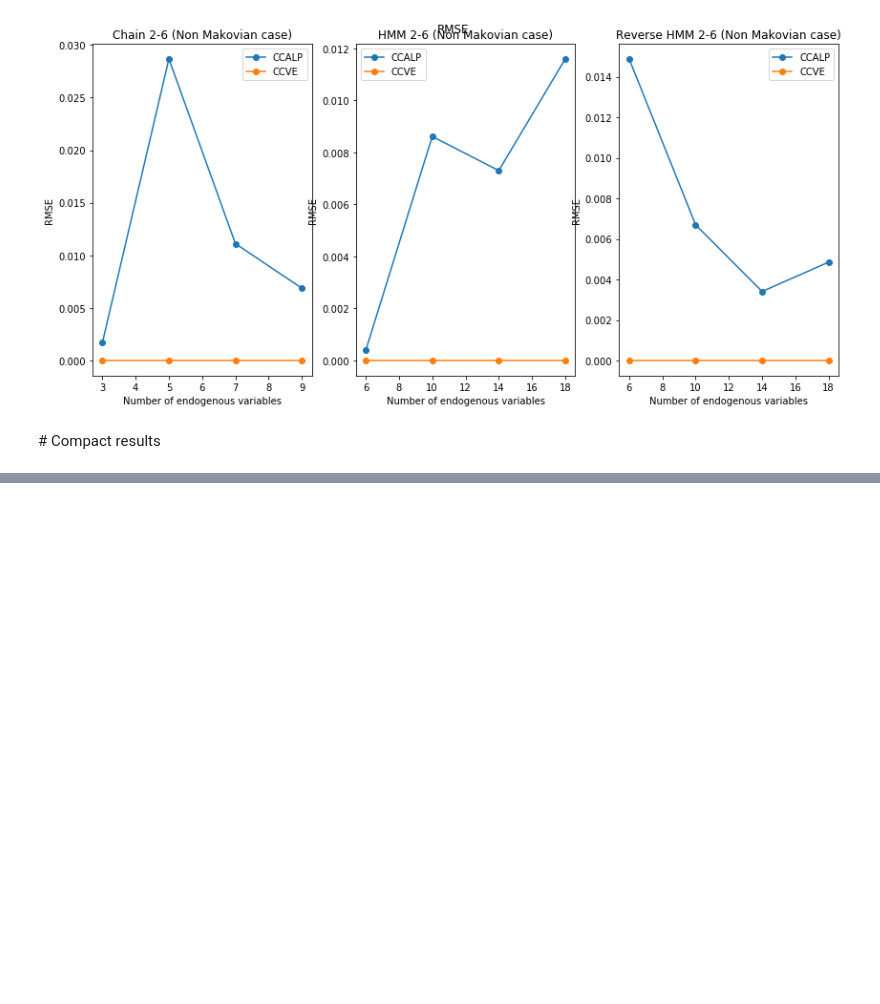
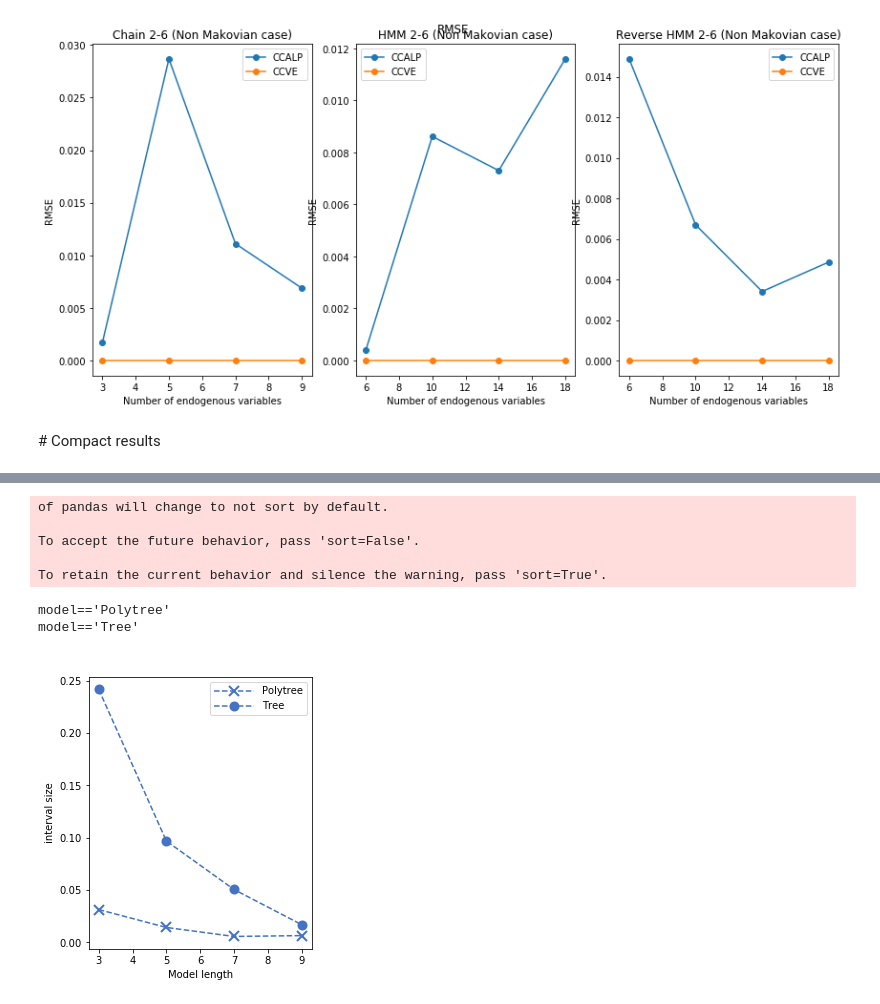
Before and after one commit to IDSIA/crema, a Jupyter notebook: CreMA/papers/pgm20/experiments/paper_results.ipynb, the cells around one changed output, grey strips where cells are left out. Saved outputs shown, nothing was run; the diff lists cells and outputs as text; code cells hidden in the pictures; blank space fills up the shorter version.

```diff
--- a/CreMA/papers/pgm20/experiments/paper_results.ipynb
+++ b/CreMA/papers/pgm20/experiments/paper_results.ipynb
@@ -249,3 +285,51 @@ Text(0.5, 0.04, 'Number of exogenous variables')
+# %%
+from pylab import rcParams
+#rcParams['axes.xmargin'] = 0.05
+#rcParams['axes.ymargin'] = 0.05
+
+fig, axs = plt.subplots(1, 1, figsize=(4,5))
+
+plot_func = plot_size
+ylabel = "interval size"
+
+D = []
+for k,v in res_.items():
+    d = pd.read_csv(v["nonmarkovian_prec"], index_col=0);
+    d = d.query("method=='CCVE'")
+    d["model"] = k
+    D = D + [d]
+
+data = pd.concat(D)
+
+
+plot_func(data,
+      ax=axs, series_column = "model",
+      title=" ", xlabel="Model length", ylabel="interval size", legend=False)
+
+colors = [blue, blue]
+style = ["dashed", "dashed"]
+marker = ["x","o",""]
+msize = [10,8]
+
+for k in range(0,2):
+    axs.get_lines()[k].set_markeredgewidth(2)
+    axs.get_lines()[k].set_markersize(msize[k])
+    axs.get_lines()[k].set_marker(marker[k])
+    axs.get_lines()[k].set_linestyle(style[k])
+    axs.get_lines()[k].set_color(colors[k])
+
+axs.legend(handlelength=4)
+
+tikzplotlib.save(f"{img_folder}/size_results.tex")
+# %% [output]
+of pandas will change to not sort by default.
+
+To accept the future behavior, pass 'sort=False'.
+
+To retain the current behavior and silence the warning, pass 'sort=True'.
+model=='Polytree'
+model=='Tree'
+[figure, added]
 # %%
 import numpy as np
 import matplotlib.pyplot as plt
```
Also changed, not shown: parts of 5 cells of this notebook, 10 other files.
